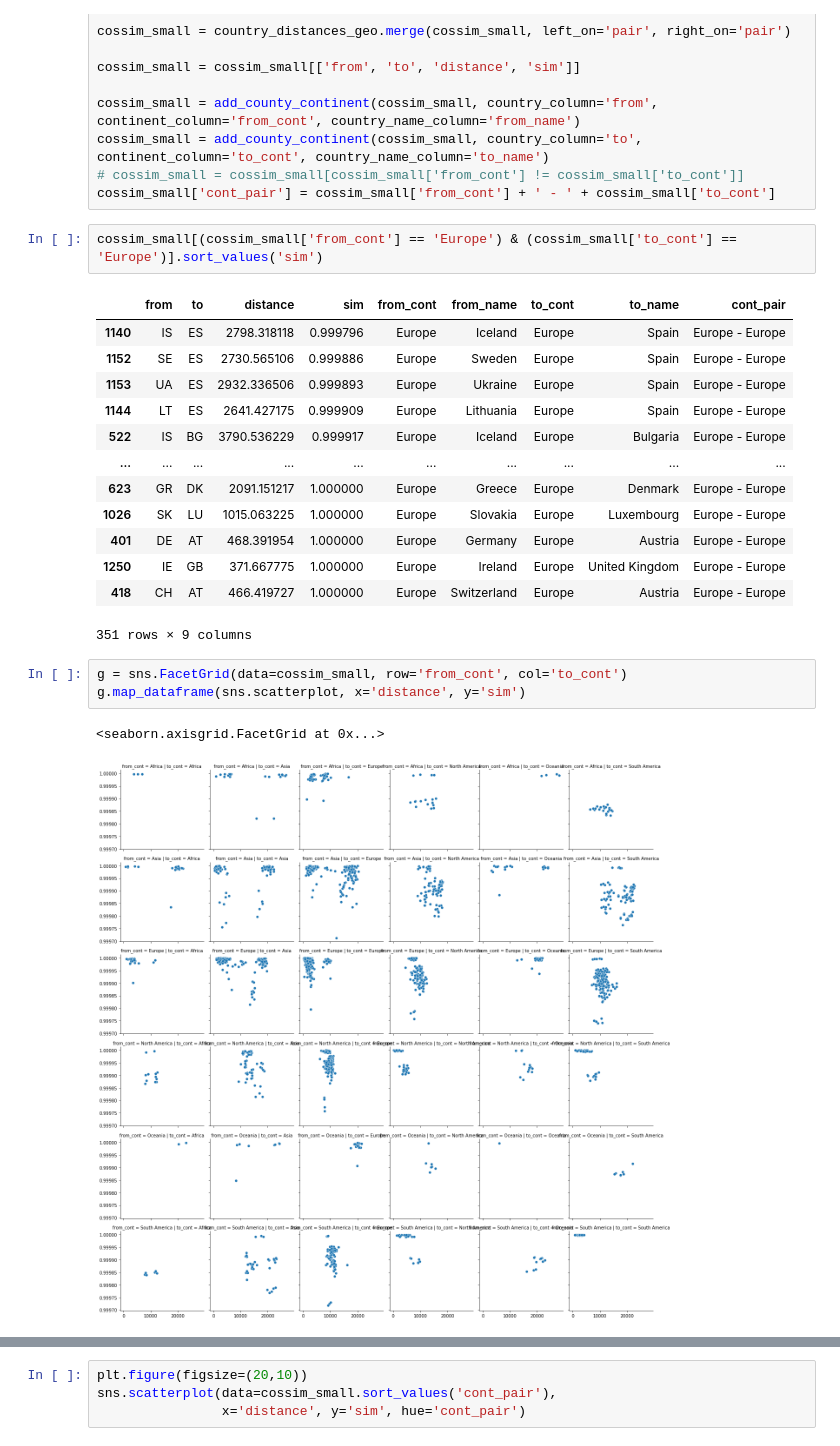
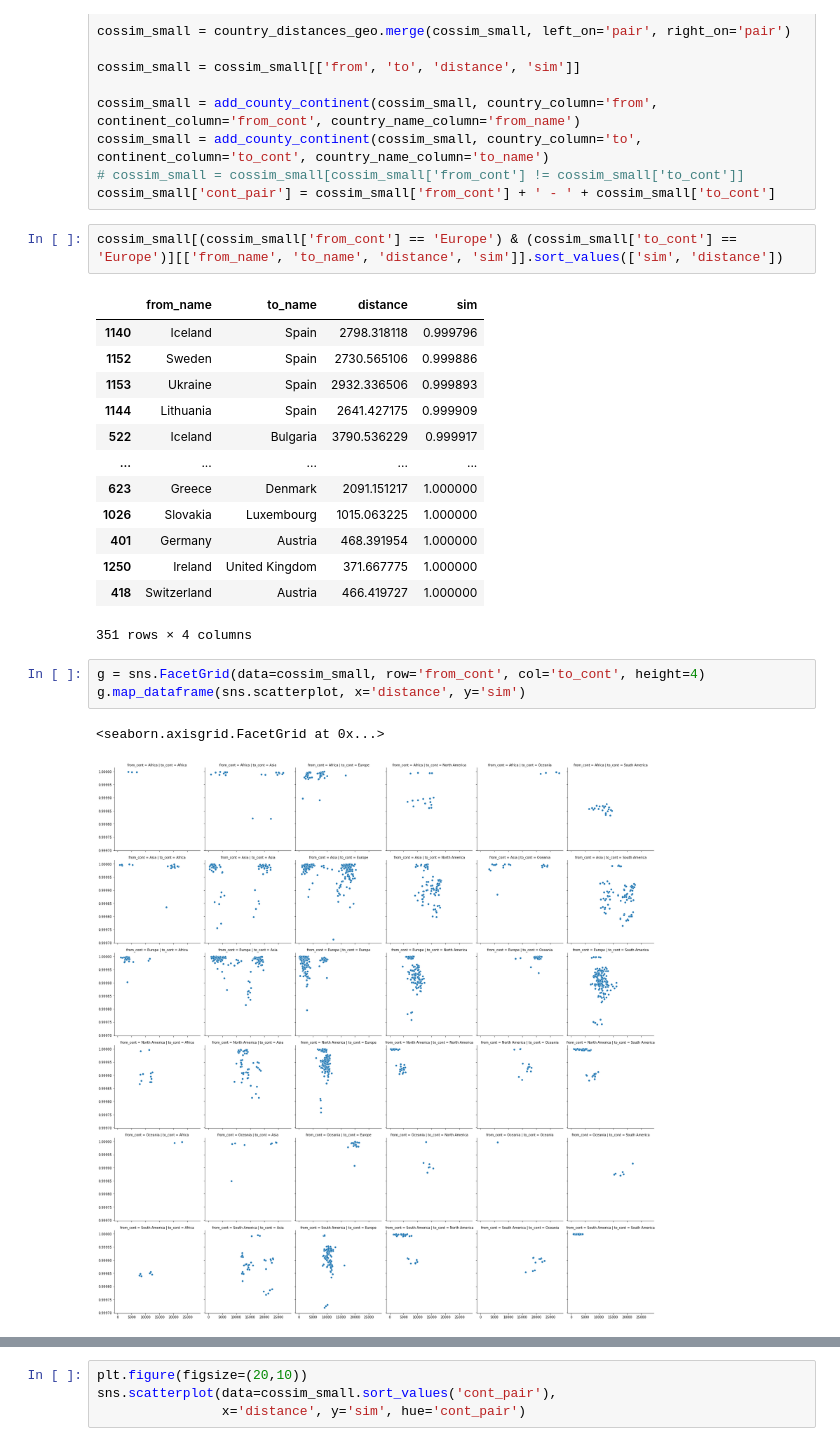
Before and after one commit to prokulski/SpotifyCharts, a Jupyter notebook: analiza.ipynb, the cells around one changed output, grey strips where cells are left out. Cells and saved outputs as stored; diff of their text form.

```diff
--- a/analiza.ipynb
+++ b/analiza.ipynb
@@ -755,24 +774,24 @@ cossim_small = add_county_continent(cossim_small, country_column='to', continent
 # cossim_small = cossim_small[cossim_small['from_cont'] != cossim_small['to_cont']]
 cossim_small['cont_pair'] = cossim_small['from_cont'] + ' - ' + cossim_small['to_cont']
 # %%
-cossim_small[(cossim_small['from_cont'] == 'Europe') & (cossim_small['to_cont'] == 'Europe')].sort_values('sim')
+cossim_small[(cossim_small['from_cont'] == 'Europe') & (cossim_small['to_cont'] == 'Europe')][['from_name', 'to_name', 'distance', 'sim']].sort_values(['sim', 'distance'])
 # %% [output]
-|  | from | to | distance | sim | from_cont | from_name | to_cont | to_name | cont_pair |
-| 1140 | IS | ES | 2798.318118 | 0.999796 | Europe | Iceland | Europe | Spain | Europe - Europe |
-| 1152 | SE | ES | 2730.565106 | 0.999886 | Europe | Sweden | Europe | Spain | Europe - Europe |
-| 1153 | UA | ES | 2932.336506 | 0.999893 | Europe | Ukraine | Europe | Spain | Europe - Europe |
-| 1144 | LT | ES | 2641.427175 | 0.999909 | Europe | Lithuania | Europe | Spain | Europe - Europe |
-| 522 | IS | BG | 3790.536229 | 0.999917 | Europe | Iceland | Europe | Bulgaria | Europe - Europe |
-| ... | ... | ... | ... | ... | ... | ... | ... | ... | ... |
-| 623 | GR | DK | 2091.151217 | 1.000000 | Europe | Greece | Europe | Denmark | Europe - Europe |
-| 1026 | SK | LU | 1015.063225 | 1.000000 | Europe | Slovakia | Europe | Luxembourg | Europe - Europe |
-| 401 | DE | AT | 468.391954 | 1.000000 | Europe | Germany | Europe | Austria | Europe - Europe |
-| 1250 | IE | GB | 371.667775 | 1.000000 | Europe | Ireland | Europe | United Kingdom | Europe - Europe |
-| 418 | CH | AT | 466.419727 | 1.000000 | Europe | Switzerland | Europe | Austria | Europe - Europe |
+|  | from_name | to_name | distance | sim |
+| 1140 | Iceland | Spain | 2798.318118 | 0.999796 |
+| 1152 | Sweden | Spain | 2730.565106 | 0.999886 |
+| 1153 | Ukraine | Spain | 2932.336506 | 0.999893 |
+| 1144 | Lithuania | Spain | 2641.427175 | 0.999909 |
+| 522 | Iceland | Bulgaria | 3790.536229 | 0.999917 |
+| ... | ... | ... | ... | ... |
+| 623 | Greece | Denmark | 2091.151217 | 1.000000 |
+| 1026 | Slovakia | Luxembourg | 1015.063225 | 1.000000 |
+| 401 | Germany | Austria | 468.391954 | 1.000000 |
+| 1250 | Ireland | United Kingdom | 371.667775 | 1.000000 |
+| 418 | Switzerland | Austria | 466.419727 | 1.000000 |
-351 rows × 9 columns
+351 rows × 4 columns
 # %%
-g = sns.FacetGrid(data=cossim_small, row='from_cont', col='to_cont')
+g = sns.FacetGrid(data=cossim_small, row='from_cont', col='to_cont', height=4)
 g.map_dataframe(sns.scatterplot, x='distance', y='sim')
 # %% [output]
 <seaborn.axisgrid.FacetGrid at 0x...>
-[figure, old version]
+[figure, new version]
```
Also changed, not shown: parts of 29 cells of this notebook, 1 other file.
